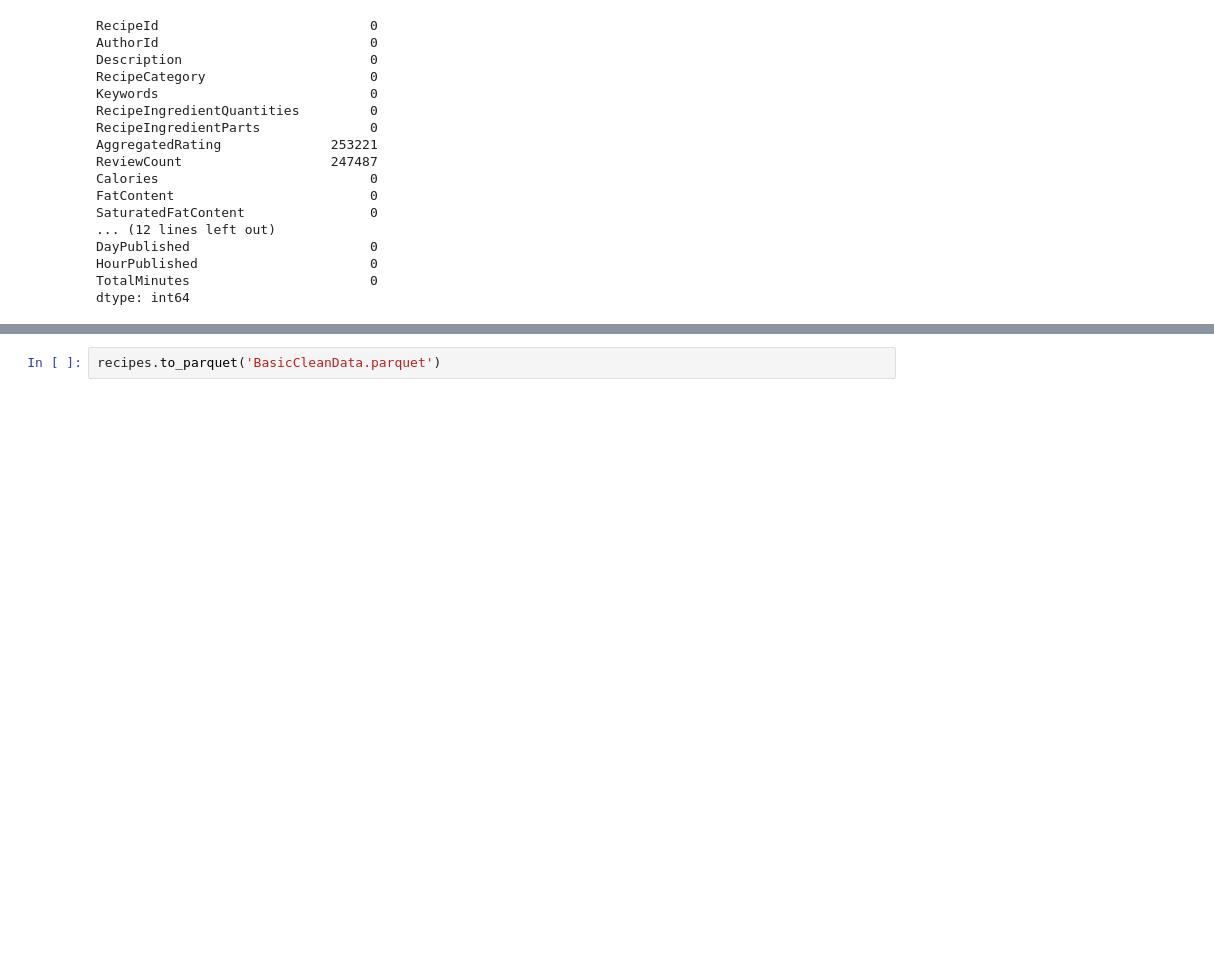
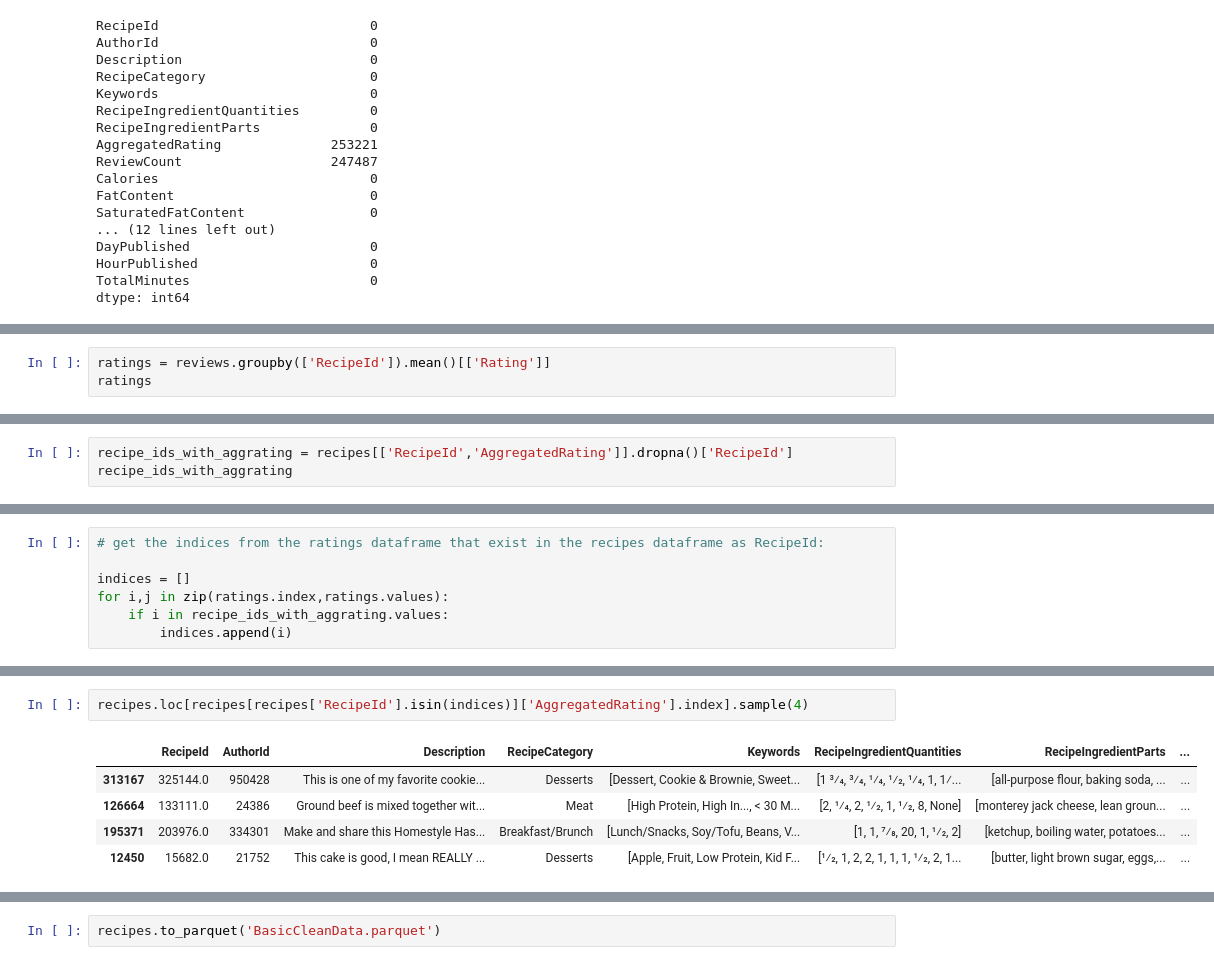
Before and after one commit to amirkiaml/DeepChef-BSTN-Capstone, a Jupyter notebook: Basic Data Cleaning.ipynb, the cells around one changed output, grey strips where cells are left out. Drawn from its saved outputs; the diff is of its cells as text; blank space fills up the shorter version.

```diff
--- a/Basic Data Cleaning.ipynb
+++ b/Basic Data Cleaning.ipynb
@@ -1542,0 +1643,3 @@ Okay! We now have done some major cleaning on the original Kaggle dataset. I'm g
+# %%
+ratings = reviews.groupby(['RecipeId']).mean()[['Rating']]
+ratings
@@ -1542,0 +1676,3 @@ Okay! We now have done some major cleaning on the original Kaggle dataset. I'm g
+# %%
+recipe_ids_with_aggrating = recipes[['RecipeId','AggregatedRating']].dropna()['RecipeId']
+recipe_ids_with_aggrating
@@ -1542,0 +1714,7 @@ Okay! We now have done some major cleaning on the original Kaggle dataset. I'm g
+# %%
+# get the indices from the ratings dataframe that exist in the recipes dataframe as RecipeId:
+
+indices = []
+for i,j in zip(ratings.index,ratings.values):
+    if i in recipe_ids_with_aggrating.values:
+        indices.append(i)
@@ -1542,0 +1748,8 @@ Okay! We now have done some major cleaning on the original Kaggle dataset. I'm g
+# %%
+recipes.loc[recipes[recipes['RecipeId'].isin(indices)]['AggregatedRating'].index].sample(4)
+# %% [output]
+|  | RecipeId | AuthorId | Description | RecipeCategory | Keywords | RecipeIngredientQuantities | RecipeIngredientParts | ... |
+| 313167 | 325144.0 | 950428 | This is one of my favorite cookie... | Desserts | [Dessert, Cookie & Brownie, Sweet... | [1 3⁄4, 3⁄4, 1⁄4, 1⁄2, 1⁄4, 1, 1⁄... | [all-purpose flour, baking soda, ... | ... |
+| 126664 | 133111.0 | 24386 | Ground beef is mixed together wit... | Meat | [High Protein, High In..., < 30 M... | [2, 1⁄4, 2, 1⁄2, 1, 1⁄2, 8, None] | [monterey jack cheese, lean groun... | ... |
+| 195371 | 203976.0 | 334301 | Make and share this Homestyle Has... | Breakfast/Brunch | [Lunch/Snacks, Soy/Tofu, Beans, V... | [1, 1, 7⁄8, 20, 1, 1⁄2, 2] | [ketchup, boiling water, potatoes... | ... |
+| 12450 | 15682.0 | 21752 | This cake is good, I mean REALLY ... | Desserts | [Apple, Fruit, Low Protein, Kid F... | [1⁄2, 1, 2, 2, 1, 1, 1, 1⁄2, 2, 1... | [butter, light brown sugar, eggs,... | ... |
```
Also changed, not shown: parts of 52 cells of this notebook.
